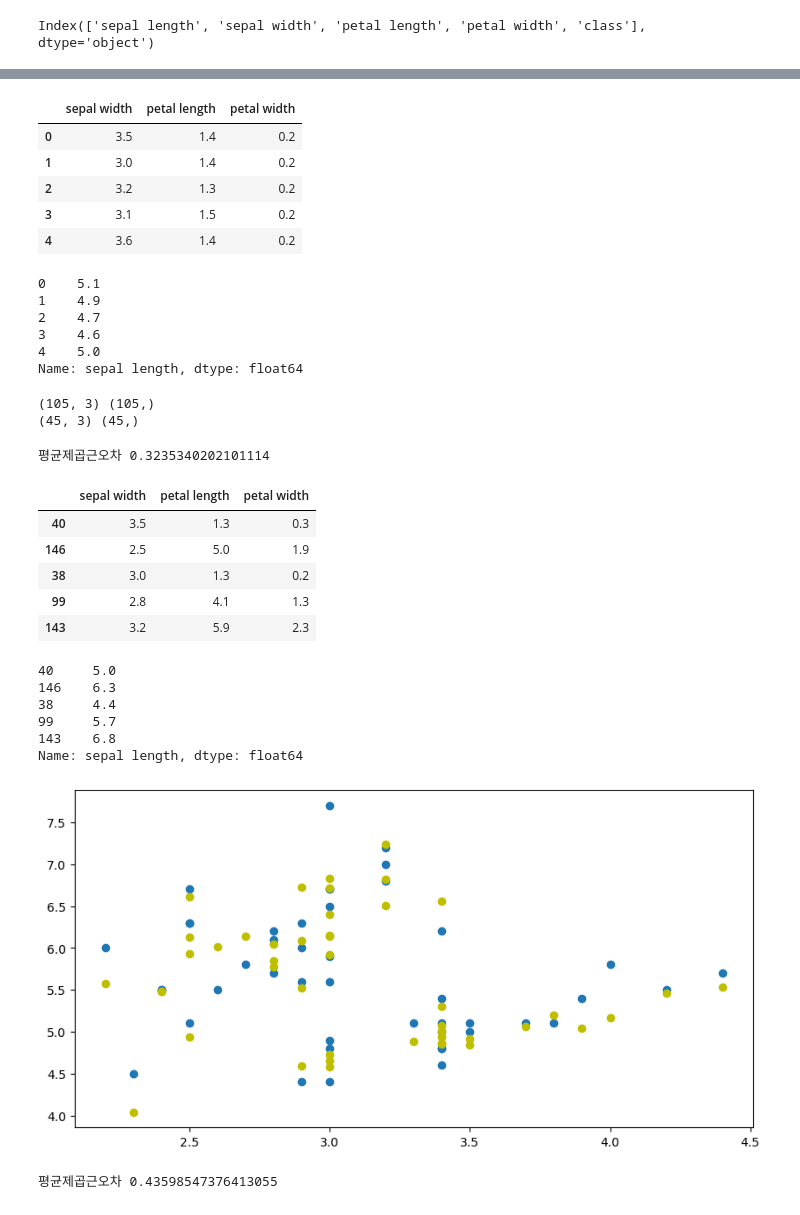
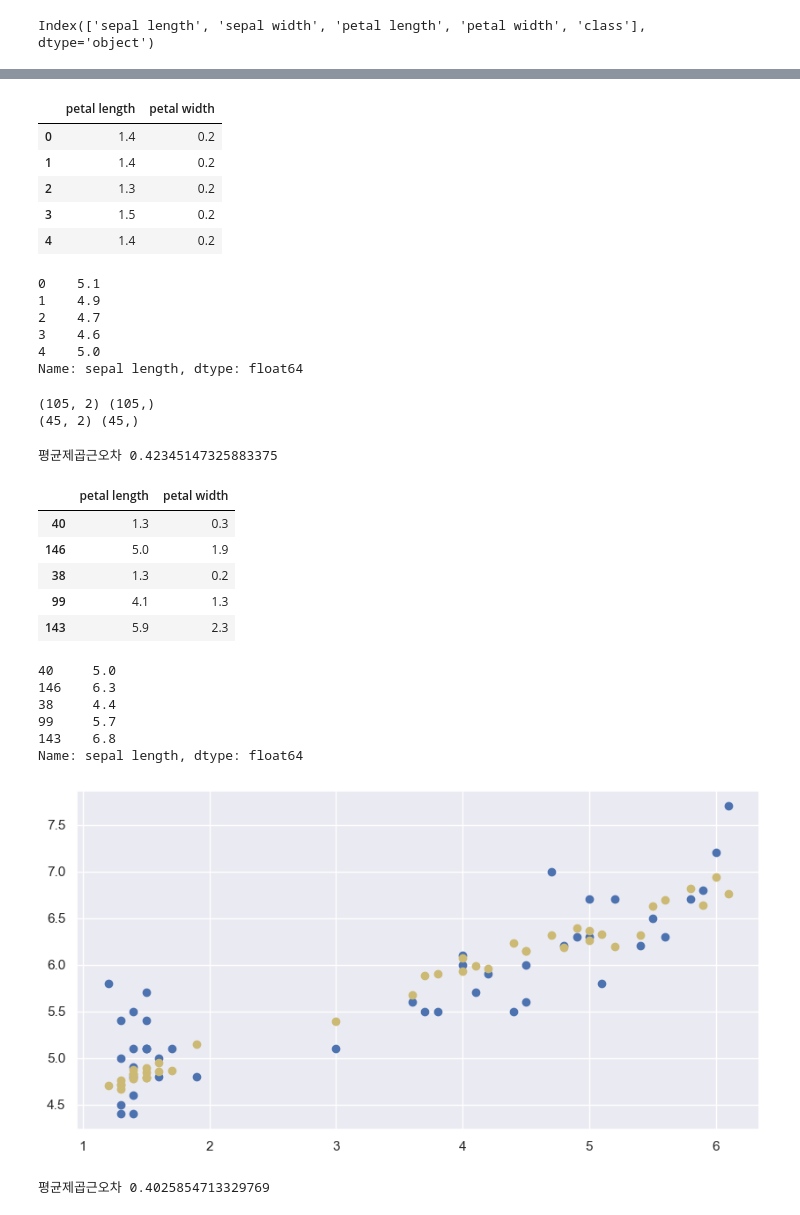
Before and after one commit to dev-doragi/AI-class, a Jupyter notebook: Exercise/Iris/Iris.ipynb, the cells around one changed output, grey strips where cells are left out. Saved outputs shown, nothing was run; the diff lists cells and outputs as text; code cells hidden in the pictures.

```diff
--- a/Exercise/Iris/Iris.ipynb
+++ b/Exercise/Iris/Iris.ipynb
@@ -235,3 +234,6 @@ df
 df.columns
 # %% [output]
 Index(['sepal length', 'sepal width', 'petal length', 'petal width', 'class'], dtype='object')
+# %%
+df = df.drop(['class'],axis=1)
+df
@@ -237,0 +254,11 @@ Index(['sepal length', 'sepal width', 'petal length', 'petal width', 'class'], d
+# %%
+#상관 관계 행렬
+# 0.3 이상인 경우 상관관계가 있고, 0.7이상이면 아주 높음
+
+df_corr=df.corr()
+
+#히트맵
+plt.figure(figsize=(10,10))
+sns.set(font_scale=1)
+sns.heatmap(df_corr, annot=True, cbar=False)
+plt.show()
@@ -238,13 +267,13 @@ Index(['sepal length', 'sepal width', 'petal length', 'petal width', 'class'], d
 # %%
-X = df.drop(['sepal length', 'class'],axis=1)
+X = df.drop(['sepal length', 'sepal width'], axis=1)
 X.head()
 # %% [output]
-|  | sepal width | petal length | petal width |
-| 0 | 3.5 | 1.4 | 0.2 |
-| 1 | 3.0 | 1.4 | 0.2 |
-| 2 | 3.2 | 1.3 | 0.2 |
-| 3 | 3.1 | 1.5 | 0.2 |
-| 4 | 3.6 | 1.4 | 0.2 |
+|  | petal length | petal width |
+| 0 | 1.4 | 0.2 |
+| 1 | 1.4 | 0.2 |
+| 2 | 1.3 | 0.2 |
+| 3 | 1.5 | 0.2 |
+| 4 | 1.4 | 0.2 |
 # %%
 y = df['sepal length']
 y.head()
@@ -266,8 +295,8 @@ X_train, X_test, y_train, y_test=train_test_split(X,
 print(X_train.shape, y_train.shape)
 print(X_test.shape, y_test.shape)
 # %% [output]
-(105, 3) (105,)
-(45, 3) (45,)
+(105, 2) (105,)
+(45, 2) (45,)
 # %%
 from sklearn.linear_model import LinearRegression
 
@@ -277,19 +306,19 @@ model.fit(X_train, y_train)
 from sklearn.metrics import mean_squared_error
 
 ly_preds = model.predict(X_test)
-mse = np.sqrt(mean_squared_error(ly_preds, y_test))
-print('평균제곱근오차', mse)
+rmse = np.sqrt(mean_squared_error(ly_preds, y_test))
+print('평균제곱근오차', rmse)
 # %% [output]
-평균제곱근오차 0.3235340202101114
+평균제곱근오차 0.42345147325883375
 # %%
 X_test.head()
 # %% [output]
-|  | sepal width | petal length | petal width |
-| 40 | 3.5 | 1.3 | 0.3 |
-| 146 | 2.5 | 5.0 | 1.9 |
-| 38 | 3.0 | 1.3 | 0.2 |
-| 99 | 2.8 | 4.1 | 1.3 |
-| 143 | 3.2 | 5.9 | 2.3 |
+|  | petal length | petal width |
+| 40 | 1.3 | 0.3 |
+| 146 | 5.0 | 1.9 |
+| 38 | 1.3 | 0.2 |
+| 99 | 4.1 | 1.3 |
+| 143 | 5.9 | 2.3 |
 # %%
 y_test.head()
 # %% [output]
@@ -302,13 +331,13 @@ Name: sepal length, dtype: float64
 # %%
 # 예측값과 실제 값 차이를 산접도로 표시, 노란색 예측
 
 plt.figure(figsize=(10,5))
-plt.scatter(X_test['sepal width'], y_test, label='y_test')
-plt.scatter(X_test['sepal width'], ly_preds, c='y', label='ly_preds')
+plt.scatter(X_test['petal length'], y_test, label='y_test')
+plt.scatter(X_test['petal length'], ly_preds, c='y', label='ly_preds')
 #plt.plot(X_train, lr.predict(X_train), color='blue')
 plt.show()
 # %% [output]
-[figure, old version]
+[figure, new version]
 # %%
 from sklearn.tree import DecisionTreeRegressor
 
@@ -321,7 +350,7 @@ dy_preds = model.predict(X_test)
 mse = np.sqrt(mean_squared_error(dy_preds, y_test))
 print('평균제곱근오차', mse)
 # %% [output]
-평균제곱근오차 0.43598547376413055
+평균제곱근오차 0.4025854713329769
 # %%
 plt.figure(figsize=(10,5))
 plt.scatter(X_test['petal length'], y_test, label='y_test')
```
Also changed, not shown: parts of 9 cells of this notebook, 1 other file.
